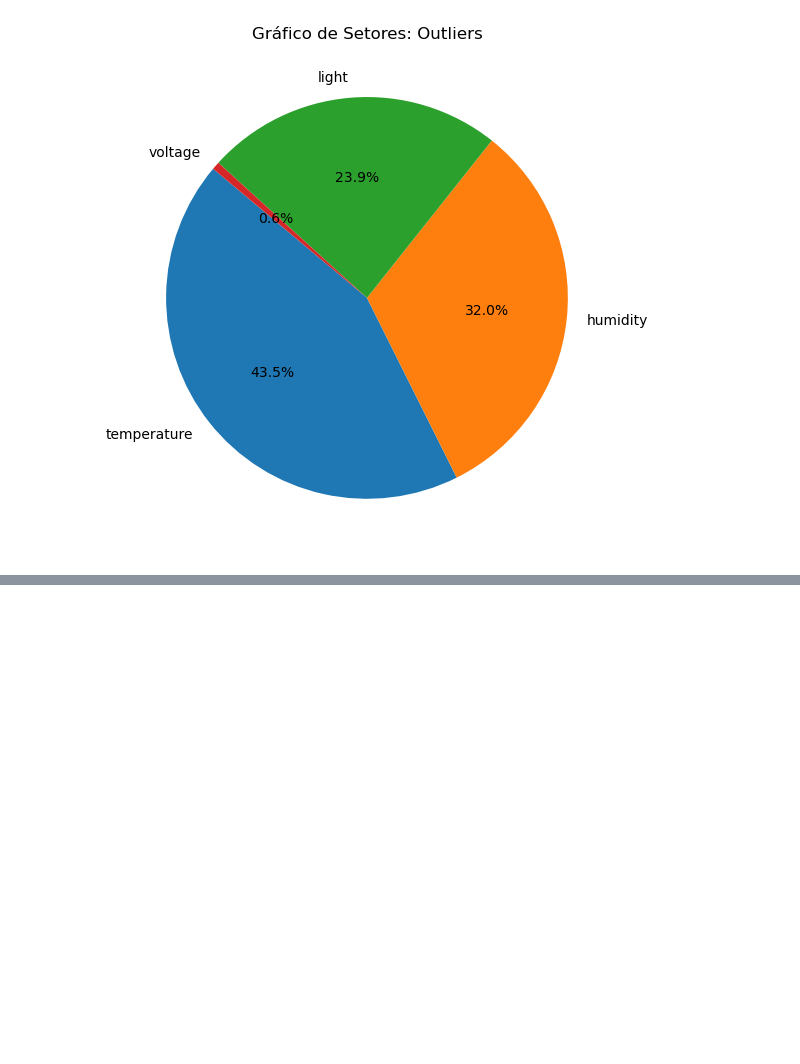
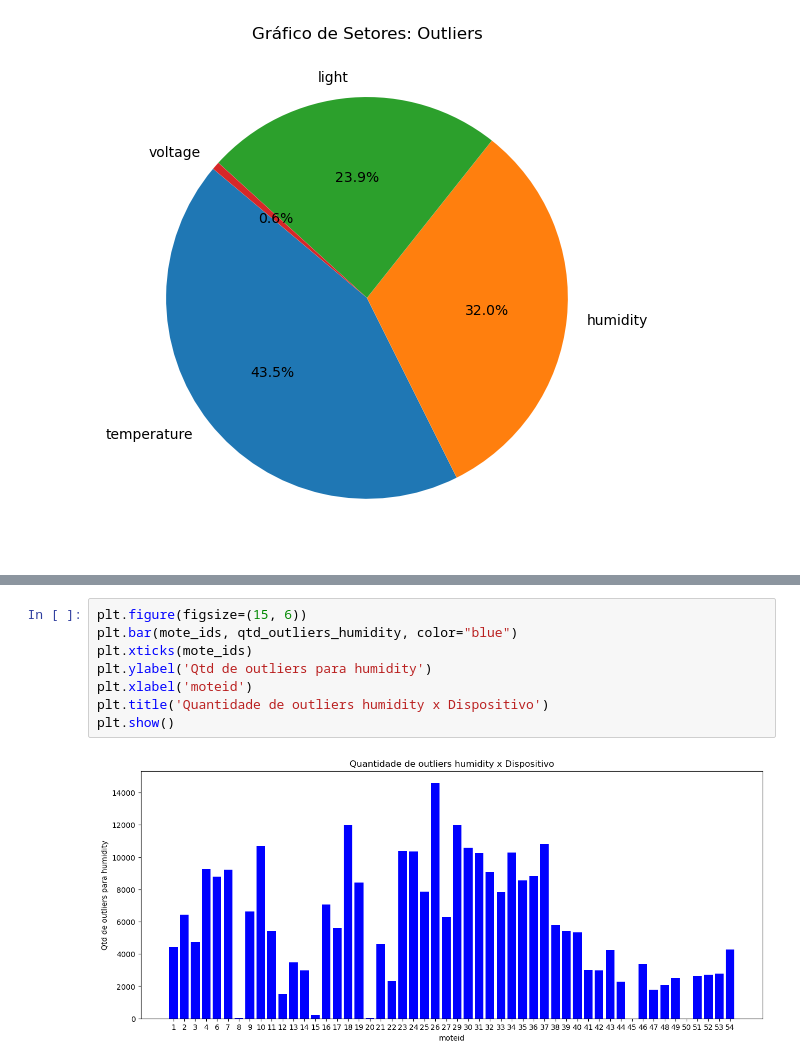
Before and after one commit to EduSanSou/iniciacao_cientifica_2024-2025, a Jupyter notebook: intel_lab_dataset/dataset_exploration.ipynb, the cells around one changed output, grey strips where cells are left out. Saved outputs shown, nothing was run; the diff lists cells and outputs as text; blank space fills up the shorter version.

```diff
--- a/intel_lab_dataset/dataset_exploration.ipynb
+++ b/intel_lab_dataset/dataset_exploration.ipynb
@@ -337,0 +413,10 @@ plotar_grafico_setores_outliers(proporcao_outliers_temperature, proporcao_outlie
+# %%
+plt.figure(figsize=(15, 6))
+plt.bar(mote_ids, qtd_outliers_humidity, color="blue")
+plt.xticks(mote_ids)
+plt.ylabel('Qtd de outliers para humidity')
+plt.xlabel('moteid')
+plt.title('Quantidade de outliers humidity x Dispositivo')
+plt.show()
+# %% [output]
+[figure, added]
```
Also changed, not shown: parts of 8 cells of this notebook.
